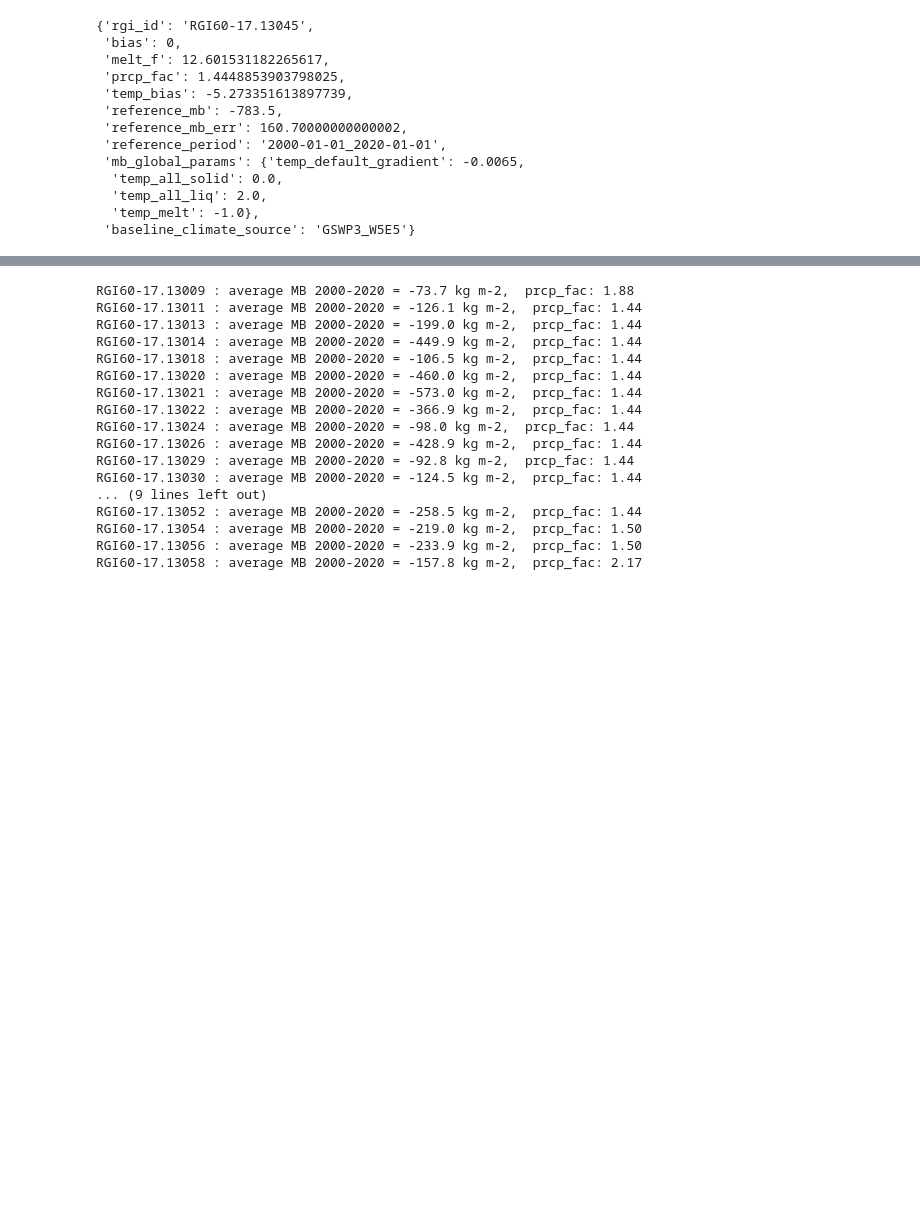
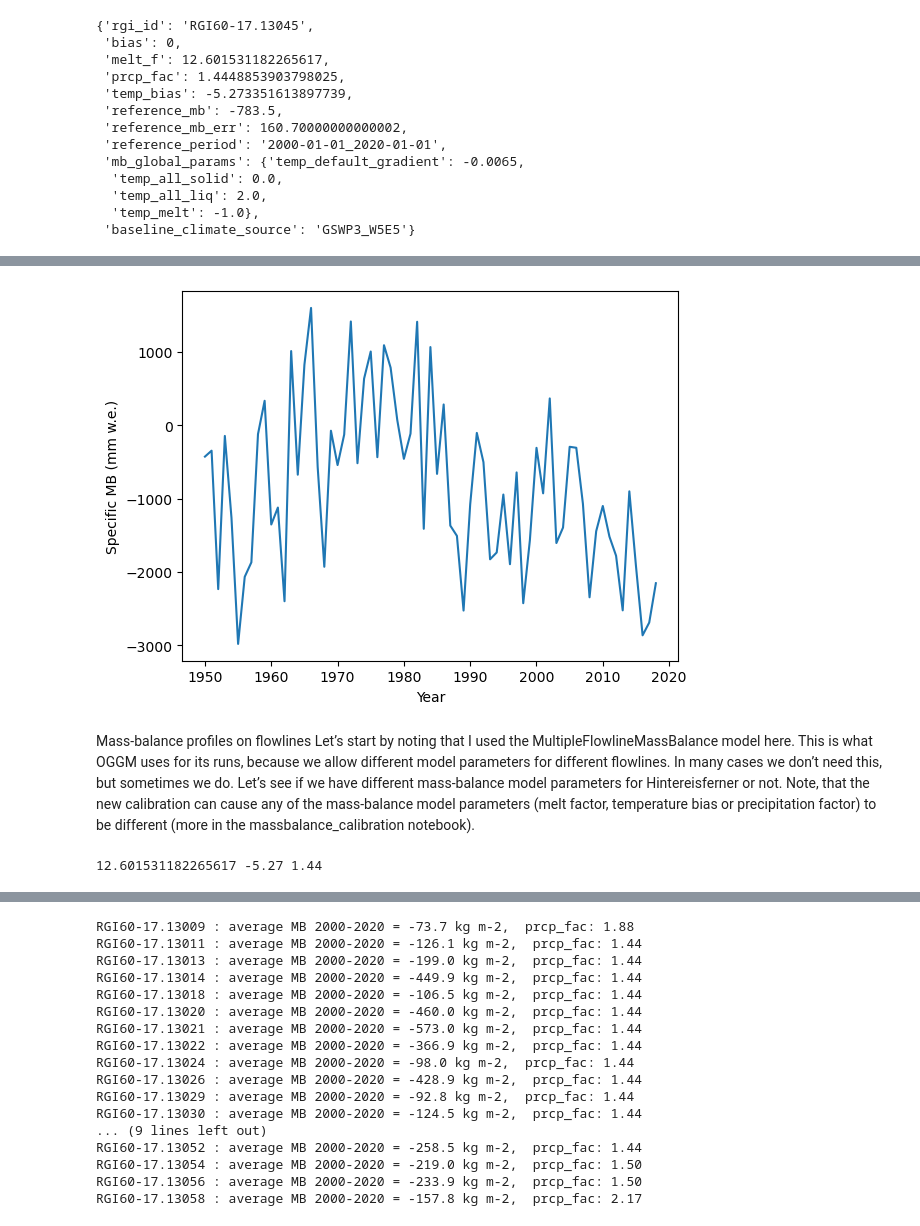
Before and after one commit to millie-spencer/oggm, a Jupyter notebook: compiled_nevados.ipynb, the cells around one changed output, grey strips where cells are left out. Saved outputs shown, nothing was run; the diff lists cells and outputs as text; code cells hidden in the pictures; blank space fills up the shorter version.

```diff
--- a/compiled_nevados.ipynb
+++ b/compiled_nevados.ipynb
@@ -114,0 +152,17 @@ gdir_hef.read_json('mb_calib')
+# %%
+# (The second glacier here we will only use in the second part of this notebook.)
+# in OGGM v1.6 you have to explicitly indicate the url from where you want to start from
+# we will use here the centerlines to actually look at different flowlines
+base_url = ('https://cluster.klima.uni-bremen.de/~oggm/gdirs/oggm_v1.6/'
+            'L3-L5_files/2023.1/centerlines/W5E5/')
+gdirs = workflow.init_glacier_directories(['RGI60-17.13009', 'RGI60-17.13011', 'RGI60-17.13013', 'RGI60-17.13014', 'RGI60-17.13018', 'RGI60-17.13020', 'RGI60-17.13021',
+           'RGI60-17.13022', 'RGI60-17.13024', 'RGI60-17.13026', 'RGI60-17.13029', 'RGI60-17.13030', 'RGI60-17.13031', 'RGI60-17.13033',
+           'RGI60-17.13034', 'RGI60-17.13044', 'RGI60-17.13045', 'RGI60-17.13047', 'RGI60-17.13049', 'RGI60-17.13050', 'RGI60-17.13051',
+           'RGI60-17.13052', 'RGI60-17.13054', 'RGI60-17.13056', 'RGI60-17.13058'], from_prepro_level=4,
+                                          prepro_base_url=DEFAULT_BASE_URL)
+# when using centerlines, the new default `SemiImplicit` scheme does not work at the moment,
+# we have to use the `FluxBased` scheme instead:
+cfg.PARAMS['evolution_model'] = 'FluxBased'
+
+gdir = gdirs[16]
+tasks.init_present_time_glacier(gdir)
@@ -114,0 +173,24 @@ gdir_hef.read_json('mb_calib')
+# %%
+# computing mass balance from static directory
+# Get the calibrated mass-balance model - the default is to use OGGM's "MonthlyTIModel"
+mbmod = massbalance.MultipleFlowlineMassBalance(gdir)
+# i think this is just computing mass balance for glaciar nevado (# 16)
+
+# Compute the specific MB for this glacier
+fls = gdir.read_pickle('model_flowlines')
+years = np.arange(1950, 2019)
+mb_ts = mbmod.get_specific_mb(fls=fls, year=years)
+
+plt.plot(years, mb_ts);
+plt.ylabel('Specific MB (mm w.e.)');
+plt.xlabel('Year');
+# %% [output]
+[figure, added]
+# %% [markdown]
+Mass-balance profiles on flowlines
+Let’s start by noting that I used the MultipleFlowlineMassBalance model here. This is what OGGM uses for its runs, because we allow different model parameters for different flowlines. In many cases we don’t need this, but sometimes we do. Let’s see if we have different mass-balance model parameters for Hintereisferner or not. Note, that the new calibration can cause any of the mass-balance model parameters (melt factor, temperature bias or precipitation factor) to be different (more in the massbalance_calibration notebook).
+# %%
+for flmod in mbmod.flowline_mb_models:
+    print(flmod.melt_f, f'{flmod.temp_bias:.2f}', f'{flmod.prcp_fac:.2f}')
+# %% [output]
+12.601531182265617 -5.27 1.44
```
Also changed, not shown: parts of 54 cells of this notebook, 1 other file.
